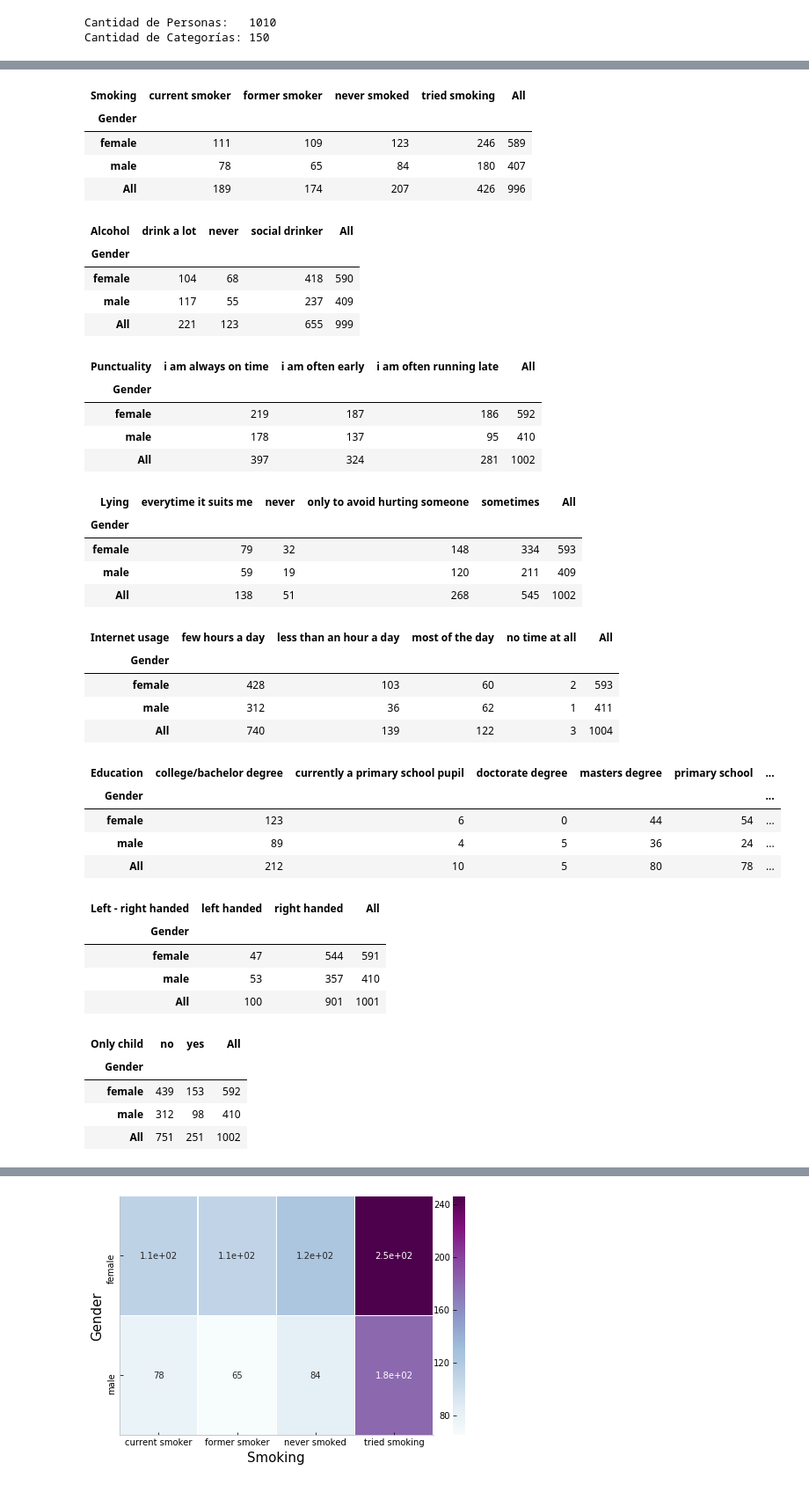
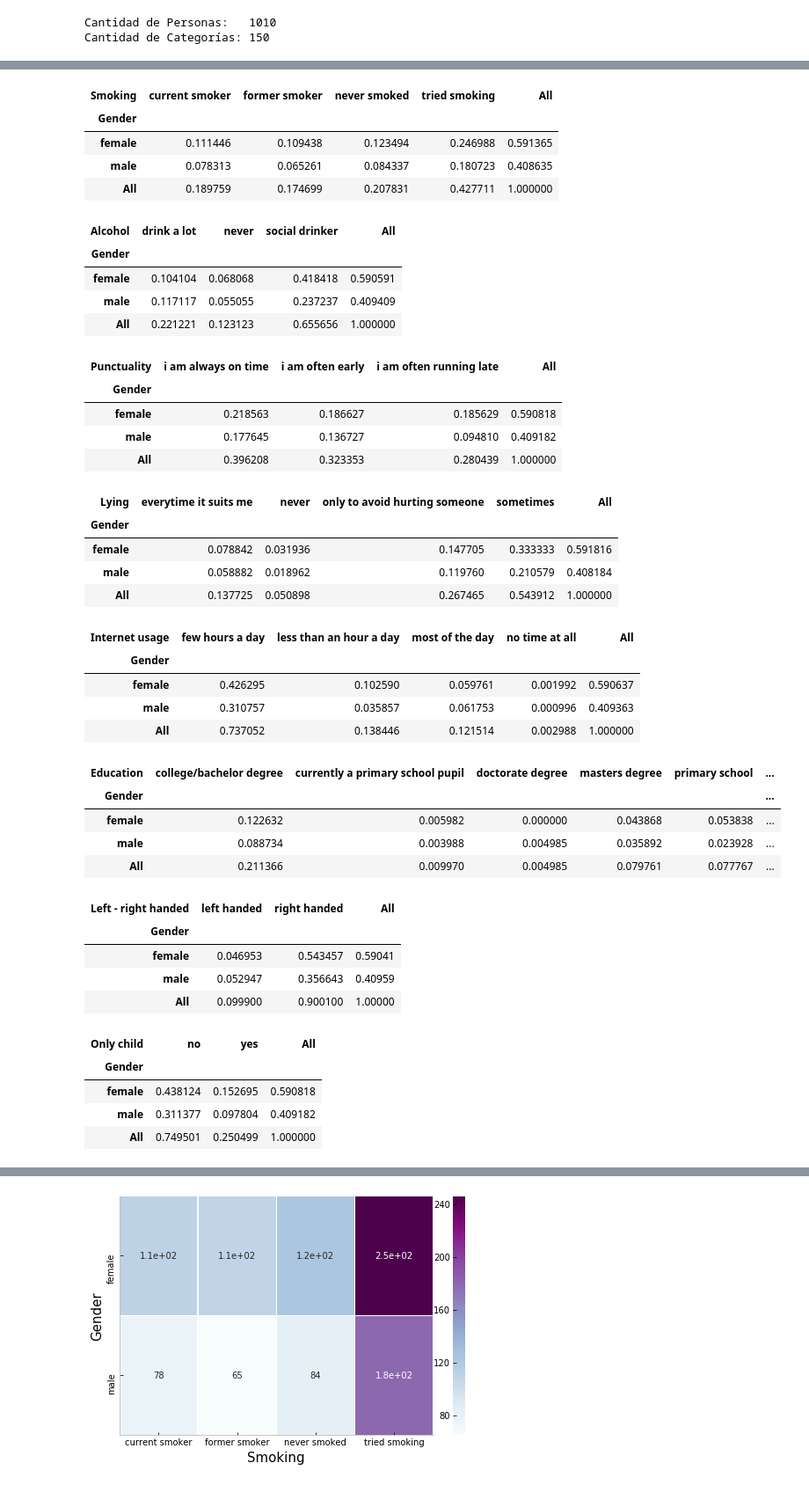
Before and after one commit to tyncho08/DiploDatos, a Jupyter notebook: Laboratorio 2/notebook_laboratorio_2.ipynb, the cells around one changed output, grey strips where cells are left out. Shown: that part at 88% size. Saved outputs shown, nothing was run; the diff lists cells and outputs as text; code cells hidden in the pictures.

```diff
--- a/Laboratorio 2/notebook_laboratorio_2.ipynb
+++ b/Laboratorio 2/notebook_laboratorio_2.ipynb
@@ -29,67 +34,67 @@ Cantidad de Categorías: 150
 # %%
-tabla_smok_gender = pd.crosstab(young.Gender, young['Smoking'] ,               margins=True)
-tabla_alco_gender = pd.crosstab(young.Gender, young['Alcohol'],                margins=True)
-tabla_punt_gender = pd.crosstab(young.Gender, young['Punctuality'],            margins=True)
-tabla_lyin_gender = pd.crosstab(young.Gender, young['Lying'],                  margins=True)
-tabla_inte_gender = pd.crosstab(young.Gender, young['Internet usage'],         margins=True)
-tabla_educ_gender = pd.crosstab(young.Gender, young['Education'],              margins=True)
-tabla_lrha_gender = pd.crosstab(young.Gender, young['Left - right handed'],    margins=True)
-tabla_only_gender = pd.crosstab(young.Gender, young['Only child'],             margins=True)
-tabla_vito_gender = pd.crosstab(young.Gender, young['Village - town'],         margins=True)
-tabla_hous_gender = pd.crosstab(young.Gender, young['House - block of flats'], margins=True)
+tabla_smok_gender = pd.crosstab(young.Gender, young['Smoking'] ,               margins=True, normalize=True)
+tabla_alco_gender = pd.crosstab(young.Gender, young['Alcohol'],                margins=True, normalize=True)
+tabla_punt_gender = pd.crosstab(young.Gender, young['Punctuality'],            margins=True, normalize=True)
+tabla_lyin_gender = pd.crosstab(young.Gender, young['Lying'],                  margins=True, normalize=True)
+tabla_inte_gender = pd.crosstab(young.Gender, young['Internet usage'],         margins=True, normalize=True)
+tabla_educ_gender = pd.crosstab(young.Gender, young['Education'],              margins=True, normalize=True)
+tabla_lrha_gender = pd.crosstab(young.Gender, young['Left - right handed'],    margins=True, normalize=True)
+tabla_only_gender = pd.crosstab(young.Gender, young['Only child'],             margins=True, normalize=True)
+tabla_vito_gender = pd.crosstab(young.Gender, young['Village - town'],         margins=True, normalize=True)
+tabla_hous_gender = pd.crosstab(young.Gender, young['House - block of flats'], margins=True, normalize=True)
 
 #Muestro las tablas de contingencia
 if True:
     display(tabla_smok_gender)
     display(tabla_alco_gender)
     display(tabla_punt_gender)
     display(tabla_lyin_gender)
     display(tabla_inte_gender)
     display(tabla_educ_gender)
     display(tabla_lrha_gender)
     display(tabla_only_gender)
     display(tabla_vito_gender)
     display(tabla_hous_gender)
 # %% [output]
 | Smoking | current smoker | former smoker | never smoked | tried smoking | All |
 | Gender |  |  |  |  |  |
-| female | 111 | 109 | 123 | 246 | 589 |
-| male | 78 | 65 | 84 | 180 | 407 |
-| All | 189 | 174 | 207 | 426 | 996 |
+| female | 0.111446 | 0.109438 | 0.123494 | 0.246988 | 0.591365 |
+| male | 0.078313 | 0.065261 | 0.084337 | 0.180723 | 0.408635 |
+| All | 0.189759 | 0.174699 | 0.207831 | 0.427711 | 1.000000 |
 | Alcohol | drink a lot | never | social drinker | All |
 | Gender |  |  |  |  |
-| female | 104 | 68 | 418 | 590 |
-| male | 117 | 55 | 237 | 409 |
-| All | 221 | 123 | 655 | 999 |
+| female | 0.104104 | 0.068068 | 0.418418 | 0.590591 |
+| male | 0.117117 | 0.055055 | 0.237237 | 0.409409 |
+| All | 0.221221 | 0.123123 | 0.655656 | 1.000000 |
 | Punctuality | i am always on time | i am often early | i am often running late | All |
 | Gender |  |  |  |  |
-| female | 219 | 187 | 186 | 592 |
-| male | 178 | 137 | 95 | 410 |
-| All | 397 | 324 | 281 | 1002 |
+| female | 0.218563 | 0.186627 | 0.185629 | 0.590818 |
+| male | 0.177645 | 0.136727 | 0.094810 | 0.409182 |
+| All | 0.396208 | 0.323353 | 0.280439 | 1.000000 |
 | Lying | everytime it suits me | never | only to avoid hurting someone | sometimes | All |
 | Gender |  |  |  |  |  |
-| female | 79 | 32 | 148 | 334 | 593 |
-| male | 59 | 19 | 120 | 211 | 409 |
-| All | 138 | 51 | 268 | 545 | 1002 |
+| female | 0.078842 | 0.031936 | 0.147705 | 0.333333 | 0.591816 |
+| male | 0.058882 | 0.018962 | 0.119760 | 0.210579 | 0.408184 |
+| All | 0.137725 | 0.050898 | 0.267465 | 0.543912 | 1.000000 |
 | Internet usage | few hours a day | less than an hour a day | most of the day | no time at all | All |
 | Gender |  |  |  |  |  |
-| female | 428 | 103 | 60 | 2 | 593 |
-| male | 312 | 36 | 62 | 1 | 411 |
-| All | 740 | 139 | 122 | 3 | 1004 |
+| female | 0.426295 | 0.102590 | 0.059761 | 0.001992 | 0.590637 |
+| male | 0.310757 | 0.035857 | 0.061753 | 0.000996 | 0.409363 |
+| All | 0.737052 | 0.138446 | 0.121514 | 0.002988 | 1.000000 |
 | Education | college/bachelor degree | currently a primary school pupil | doctorate degree | masters degree | primary school | ... |
 | Gender |  |  |  |  |  | ... |
-| female | 123 | 6 | 0 | 44 | 54 | ... |
-| male | 89 | 4 | 5 | 36 | 24 | ... |
-| All | 212 | 10 | 5 | 80 | 78 | ... |
+| female | 0.122632 | 0.005982 | 0.000000 | 0.043868 | 0.053838 | ... |
+| male | 0.088734 | 0.003988 | 0.004985 | 0.035892 | 0.023928 | ... |
+| All | 0.211366 | 0.009970 | 0.004985 | 0.079761 | 0.077767 | ... |
 | Left - right handed | left handed | right handed | All |
 | Gender |  |  |  |
-| female | 47 | 544 | 591 |
-| male | 53 | 357 | 410 |
-| All | 100 | 901 | 1001 |
+| female | 0.046953 | 0.543457 | 0.59041 |
+| male | 0.052947 | 0.356643 | 0.40959 |
+| All | 0.099900 | 0.900100 | 1.00000 |
 | Only child | no | yes | All |
 | Gender |  |  |  |
-| female | 439 | 153 | 592 |
-| male | 312 | 98 | 410 |
-| All | 751 | 251 | 1002 |
+| female | 0.438124 | 0.152695 | 0.590818 |
+| male | 0.311377 | 0.097804 | 0.409182 |
+| All | 0.749501 | 0.250499 | 1.000000 |
 | Village - town | city | village | All |
 | Gender |  |  |  |
```
Also changed, not shown: parts of 27 cells of this notebook.
